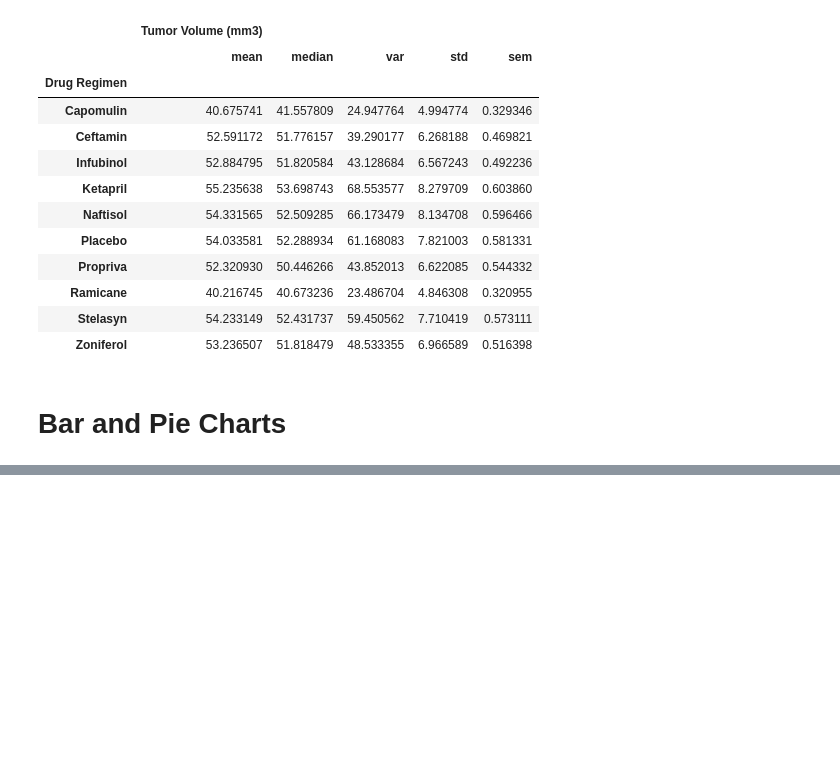
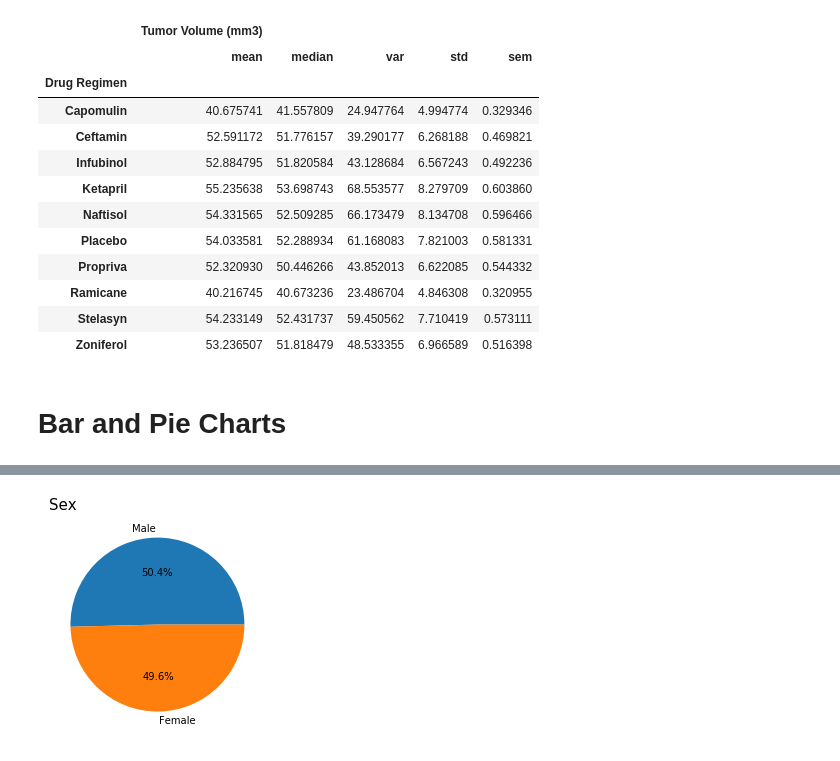
Before and after one commit to mradovic10/matplotlib-challenge, a Jupyter notebook: matplotlib-challenge.ipynb, the cells around one changed output, grey strips where cells are left out. Cells and saved outputs as stored; diff of their text form; code cells hidden in the pictures; blank space fills up the shorter version.

```diff
--- a/matplotlib-challenge.ipynb
+++ b/matplotlib-challenge.ipynb
@@ -144,0 +160,25 @@ tumor_by_drug_agg_summary
+# %%
+# Generate a pie plot showing the distribution of female versus male mice using Pandas.
+
+# Create a DataFrame with only the last instance of each unique mouse shown. This removes possible issues with Timepoints when
+# trying to figure out the distribution of male versus female mice in the study.
+unique_mice_df = combined_data.drop_duplicates(["Mouse ID"], keep="last").reset_index(drop=True)
+
+# Get the total number of male mice in the study.
+male_count = unique_mice_df[(unique_mice_df["Sex"] == "Male")].count()["Mouse ID"]
+
+# Get the total number of female mice in the study.
+female_count = unique_mice_df[(unique_mice_df["Sex"] == "Female")].count()["Mouse ID"]
+
+# Set the values for the sections of the pie chart.
+sizes = [male_count, female_count]
+
+# Label the sections.
+labels = ["Male", "Female"]
+# %%
+# Generate a pie plot showing the distribution of female versus male mice using pyplot.
+plt.pie(sizes, labels=labels, autopct="%1.1f%%")
+plt.title("Sex", fontsize = 15, loc = "left")
+plt.show()
+# %% [output]
+[figure, added]
```
Also changed, not shown: parts of 2 cells of this notebook.
